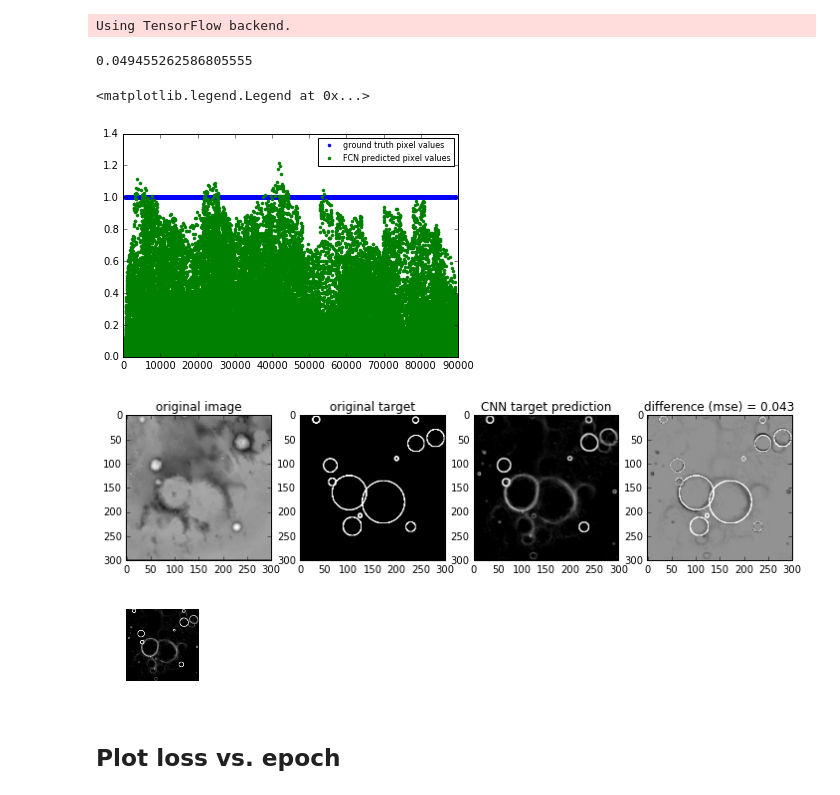
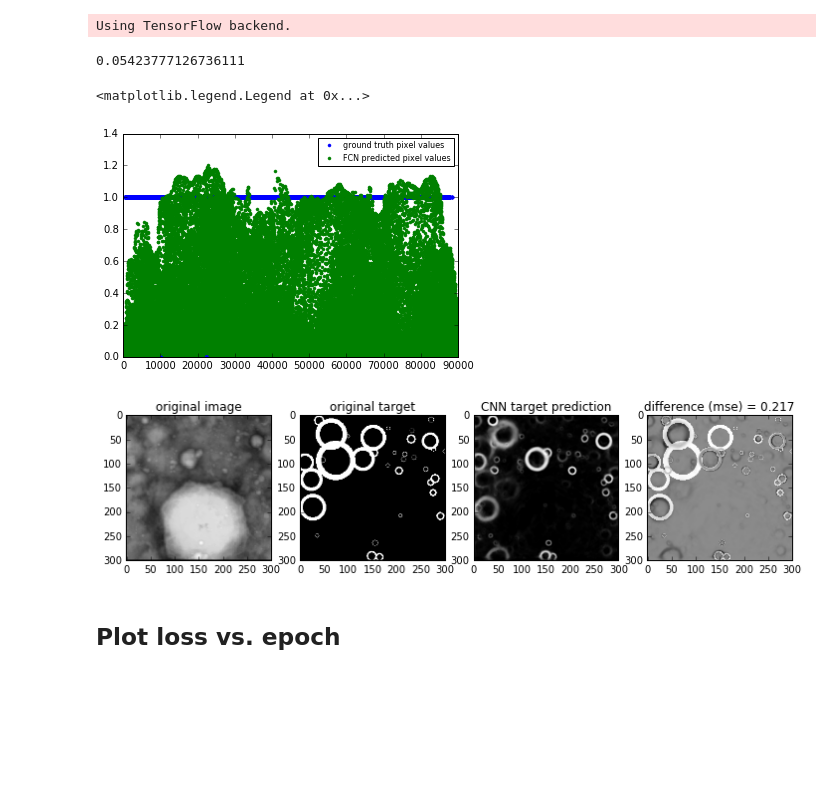
Before and after one commit to silburt/moon-craters, a Jupyter notebook: Mask_generator_analysis_ari.ipynb, the cells around one changed output. Drawn from its saved outputs; the diff is of its cells as text; code cells hidden in the pictures; blank space fills up the shorter version.

```diff
--- a/Mask_generator_analysis_ari.ipynb
+++ b/Mask_generator_analysis_ari.ipynb
@@ -111,13 +111,13 @@ from keras.models import load_model
 # %% [output]
 Using TensorFlow backend.
 # %%
-ext = "rings"    #rings or circlerings
+ext = "ringwidth"    #rings or circlerings
 train_data=np.load('training_set/train_data_%s_sample.npy'%ext).astype('float32')
 train_target=np.load('training_set/train_target_%s_sample.npy'%ext).astype('float32')
 test_data=np.load('test_set/test_data_%s_sample.npy'%ext).astype('float32')
 test_target=np.load('test_set/test_target_%s_sample.npy'%ext).astype('float32')
 # %%
-filename = 'models/FCNforkskip_%s_FL20.h5'%ext
+filename = 'models/FCNforkskip_%s_FL15.h5'%ext
 model = load_model(filename)
 #model.summary()
 # %%
@@ -128,7 +128,7 @@ target = model.predict(test_data[off:(n+off)].astype('float32'))
 err = np.sum((test_target[off:(n+off)] - target)**2) / (n*300*300)
 err
 # %% [output]
-0.049455262586805555
+0.05423777126736111
 # %%
 i=3
 plt.plot(test_target[off+i].reshape(300*300,1), '.', label='ground truth pixel values')
@@ -136,25 +136,24 @@ plt.plot(target[i].reshape(300*300,1), '.', label='FCN predicted pixel values')
 plt.legend(fontsize=8, numpoints=1)
 # %% [output]
 <matplotlib.legend.Legend at 0x...>
-[figure, old version]
+[figure, new version]
 # %%
-i=0
+i=5
 
 f, (ax1, ax2, ax3, ax4) = plt.subplots(1,4, figsize=[12, 8])
 ax1.imshow(test_data[off+i], origin='upper', cmap="Greys_r")
 ax2.imshow(test_target[off+i], origin='upper', cmap="Greys_r")
 ax3.imshow(target[i], origin='upper', cmap="Greys_r")
 ax4.imshow(test_target[off+i] - target[i], origin='upper', cmap="Greys_r")
 ax1.set_title('original image')
 ax2.set_title('original target')
 ax3.set_title('CNN target prediction')
 diff = np.sum((test_target[i] - target[i])**2)/(300*300)
 ax4.set_title('difference (mse) = %.3f'%diff)
 plt.savefig('output_dir/images/%s_%d.png'%(os.path.basename(filename).split('.h5')[0],i))
-save_image(target[i], "Greys_r", 'output_dir/images/%s_%d_target.png'%(os.path.basename(filename).split('.h5')[0],i))
+#save_image(target[i], "Greys_r", 'output_dir/images/%s_%d_target.png'%(os.path.basename(filename).split('.h5')[0],i))
 # %% [output]
-[figure, old version]
+[figure, new version]
-[figure, removed]
 # %% [markdown]
 ## Plot loss vs. epoch
 # %%
```
Also changed, not shown: 2 other files.
